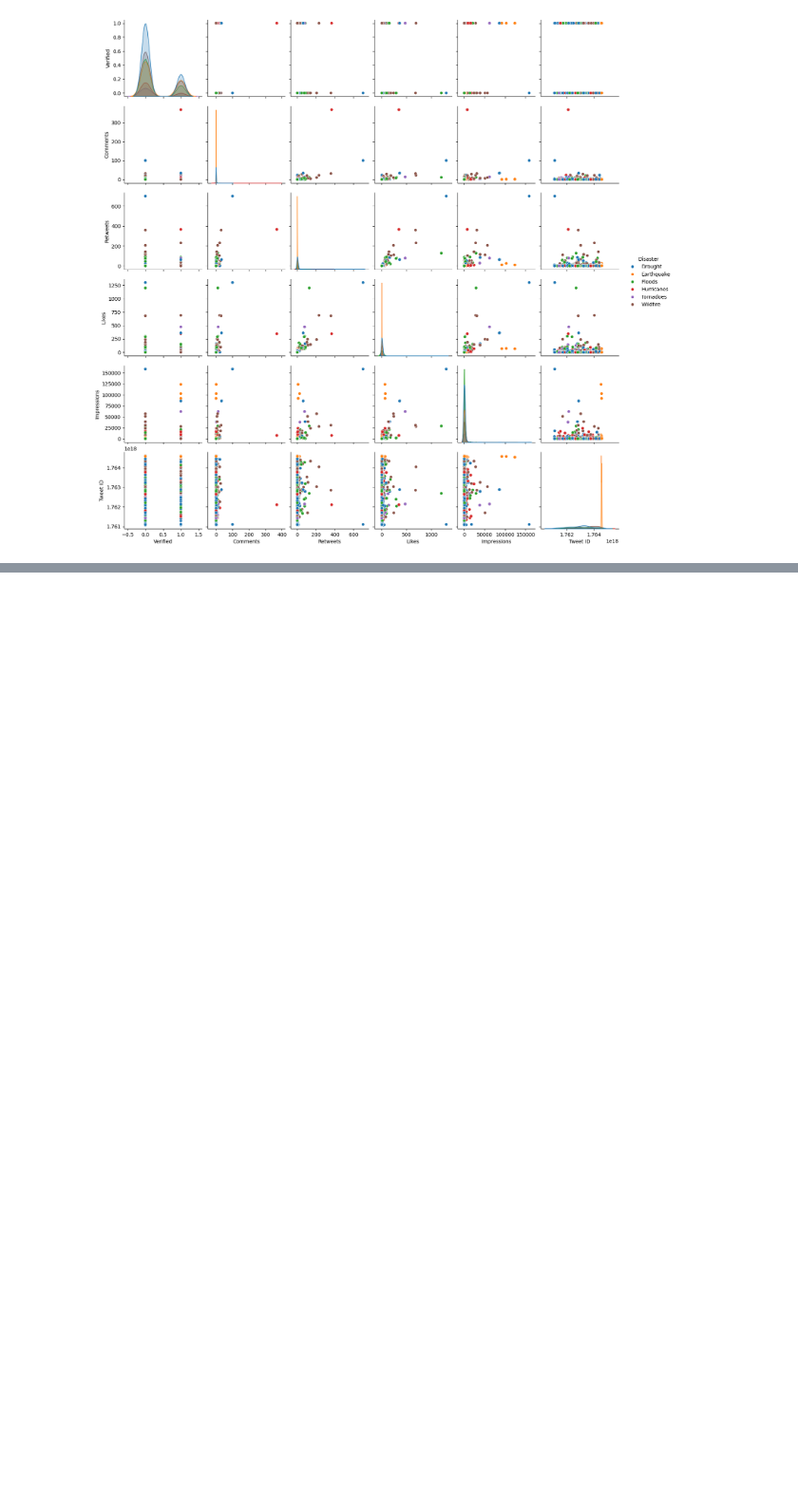
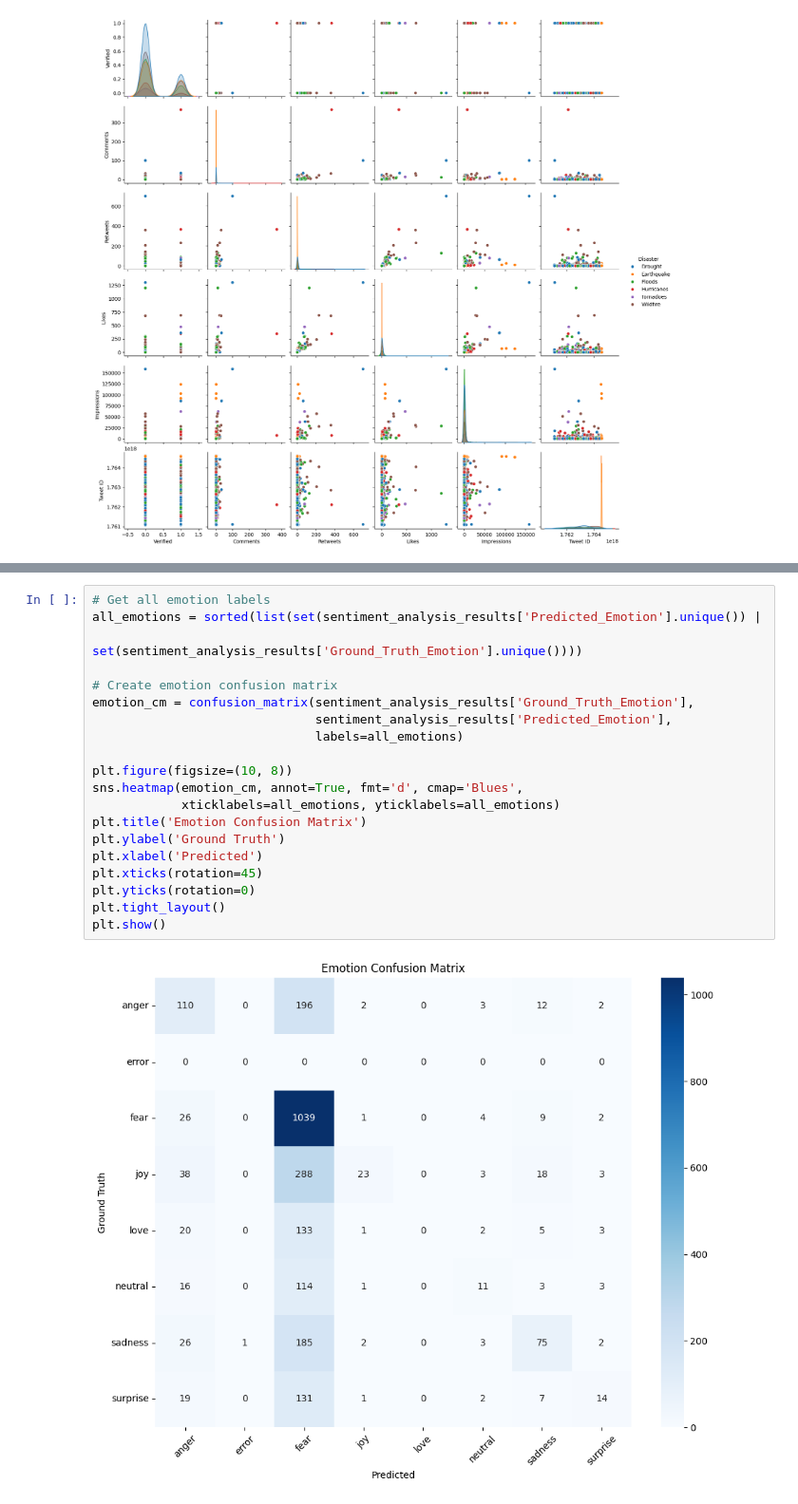
Before and after one commit to d-ioannidis/Anomaly-Detection-in-Social-Media, a Jupyter notebook: DataExploration.ipynb, the cells around one changed output, grey strips where cells are left out. Shown at 95% size. Cells and saved outputs as stored; diff of their text form; blank space fills up the shorter version.

```diff
--- a/DataExploration.ipynb
+++ b/DataExploration.ipynb
@@ -175,0 +1032,22 @@ plt.show()
+# %%
+# Get all emotion labels
+all_emotions = sorted(list(set(sentiment_analysis_results['Predicted_Emotion'].unique()) |
+                           set(sentiment_analysis_results['Ground_Truth_Emotion'].unique())))
+
+# Create emotion confusion matrix
+emotion_cm = confusion_matrix(sentiment_analysis_results['Ground_Truth_Emotion'],
+                              sentiment_analysis_results['Predicted_Emotion'],
+                              labels=all_emotions)
+
+plt.figure(figsize=(10, 8))
+sns.heatmap(emotion_cm, annot=True, fmt='d', cmap='Blues',
+            xticklabels=all_emotions, yticklabels=all_emotions)
+plt.title('Emotion Confusion Matrix')
+plt.ylabel('Ground Truth')
+plt.xlabel('Predicted')
+plt.xticks(rotation=45)
+plt.yticks(rotation=0)
+plt.tight_layout()
+plt.show()
+# %% [output]
+[figure, added]
```
Also changed, not shown: parts of 28 cells of this notebook, 25 other files.
